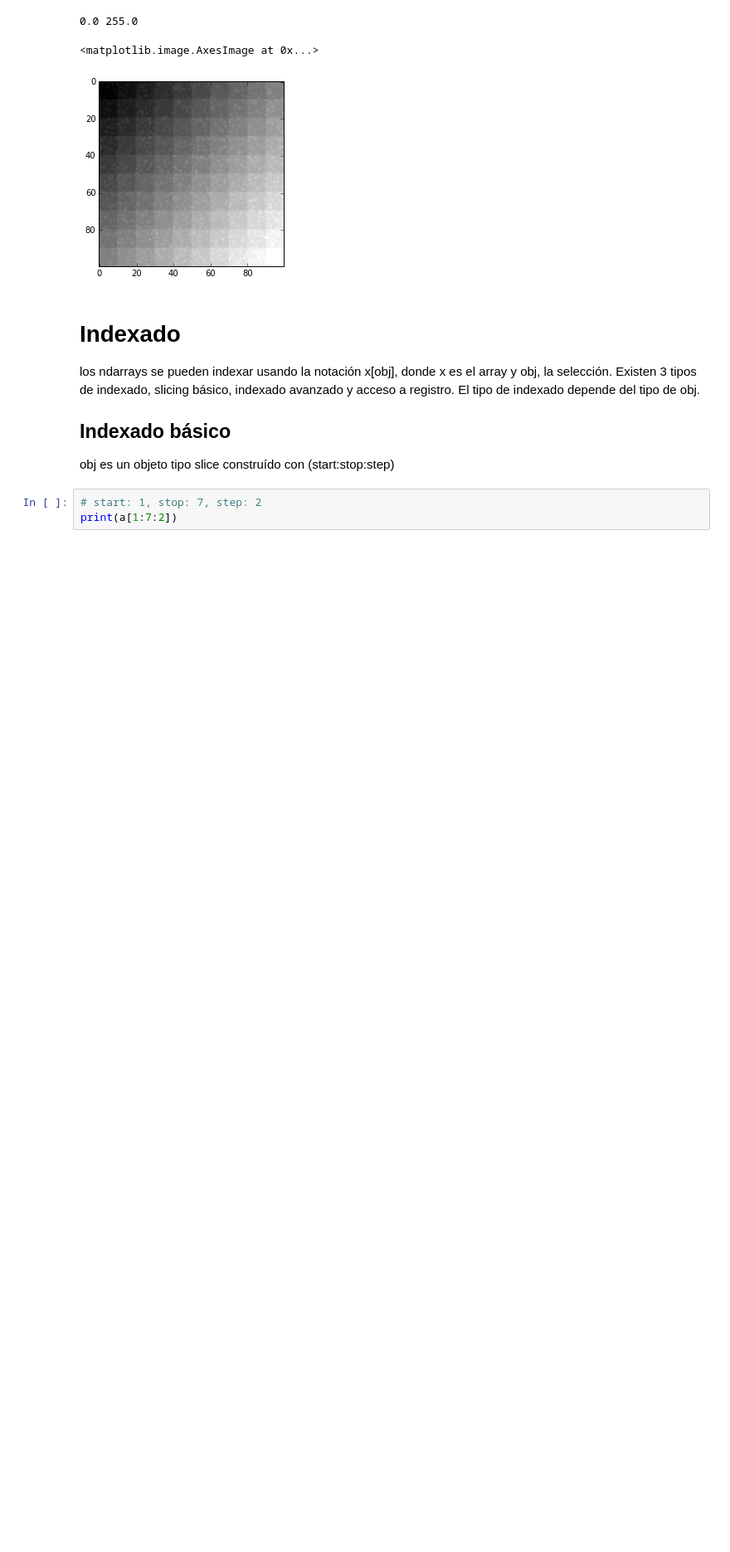
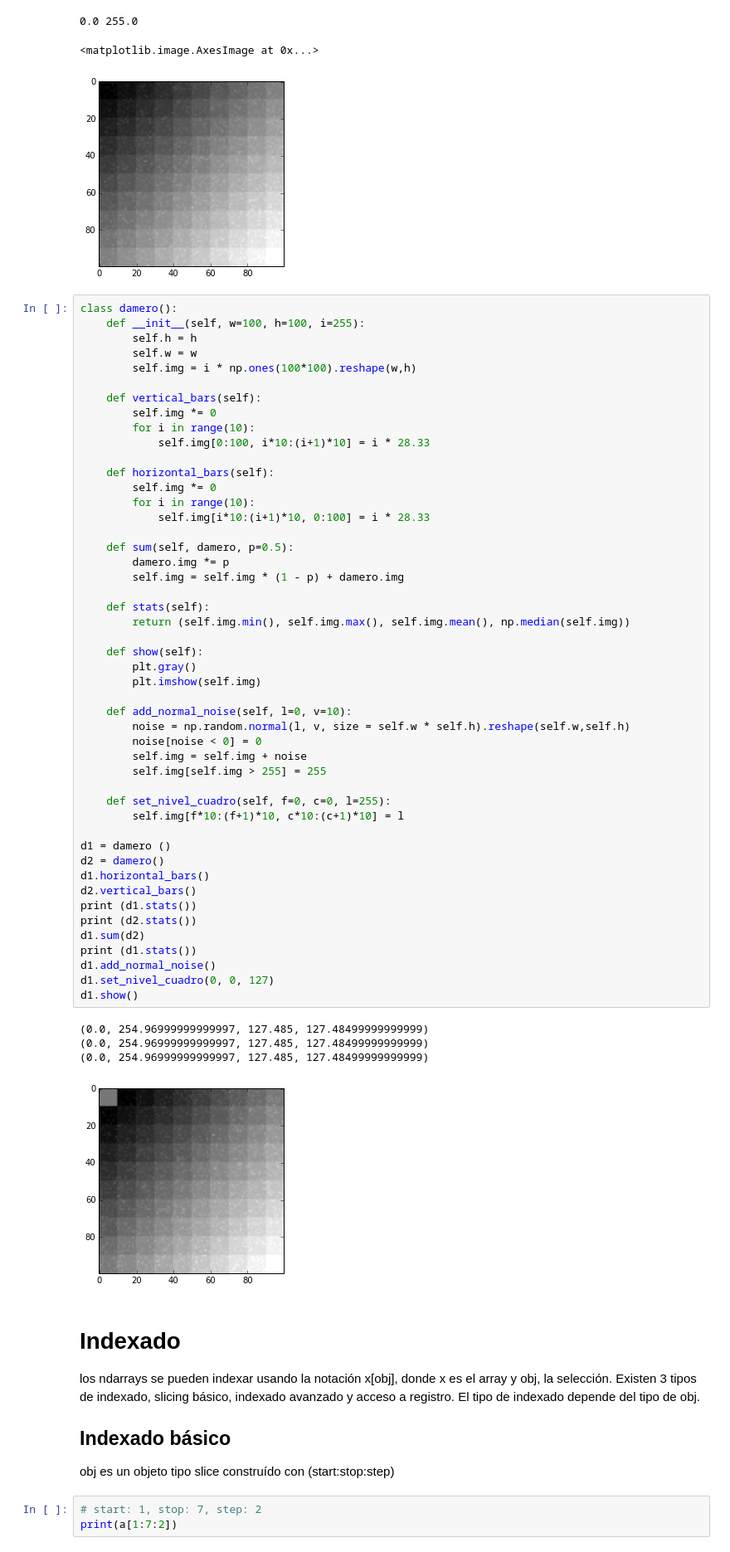
Before and after one commit to lmpizarro/apuntes-python-cientifico, a Jupyter notebook: tallerPython/numpy.ipynb, the cells around one changed output. Shown at 83% size. Cells and saved outputs as stored; diff of their text form; blank space fills up the shorter version.

Commit message:
class damero added

```diff
--- a/tallerPython/numpy.ipynb
+++ b/tallerPython/numpy.ipynb
@@ -199,6 +199,59 @@ plt.imshow(zx)
 0.0 255.0
 <matplotlib.image.AxesImage at 0x...>
 [figure]
+# %%
+class damero():
+    def __init__(self, w=100, h=100, i=255):
+        self.h = h
+        self.w = w
+        self.img = i * np.ones(100*100).reshape(w,h)
+
+    def vertical_bars(self):
+        self.img *= 0
+        for i in range(10):
+            self.img[0:100, i*10:(i+1)*10] = i * 28.33
+
+    def horizontal_bars(self):
+        self.img *= 0
+        for i in range(10):
+            self.img[i*10:(i+1)*10, 0:100] = i * 28.33
+
+    def sum(self, damero, p=0.5):
+        damero.img *= p
+        self.img = self.img * (1 - p) + damero.img
+
+    def stats(self):
+        return (self.img.min(), self.img.max(), self.img.mean(), np.median(self.img))
+
+    def show(self):
+        plt.gray()
+        plt.imshow(self.img)
+
+    def add_normal_noise(self, l=0, v=10):
+        noise = np.random.normal(l, v, size = self.w * self.h).reshape(self.w,self.h)
+        noise[noise < 0] = 0
+        self.img = self.img + noise
+        self.img[self.img > 255] = 255
+
+    def set_nivel_cuadro(self, f=0, c=0, l=255):
+        self.img[f*10:(f+1)*10, c*10:(c+1)*10] = l
+
+d1 = damero ()
+d2 = damero()
+d1.horizontal_bars()
+d2.vertical_bars()
+print (d1.stats())
+print (d2.stats())
+d1.sum(d2)
+print (d1.stats())
+d1.add_normal_noise()
+d1.set_nivel_cuadro(0, 0, 127)
+d1.show()
+# %% [output]
+(0.0, 254.96999999999997, 127.485, 127.48499999999999)
+(0.0, 254.96999999999997, 127.485, 127.48499999999999)
+(0.0, 254.96999999999997, 127.485, 127.48499999999999)
+[figure, added]
 # %% [markdown]
 # Indexado
 
```
